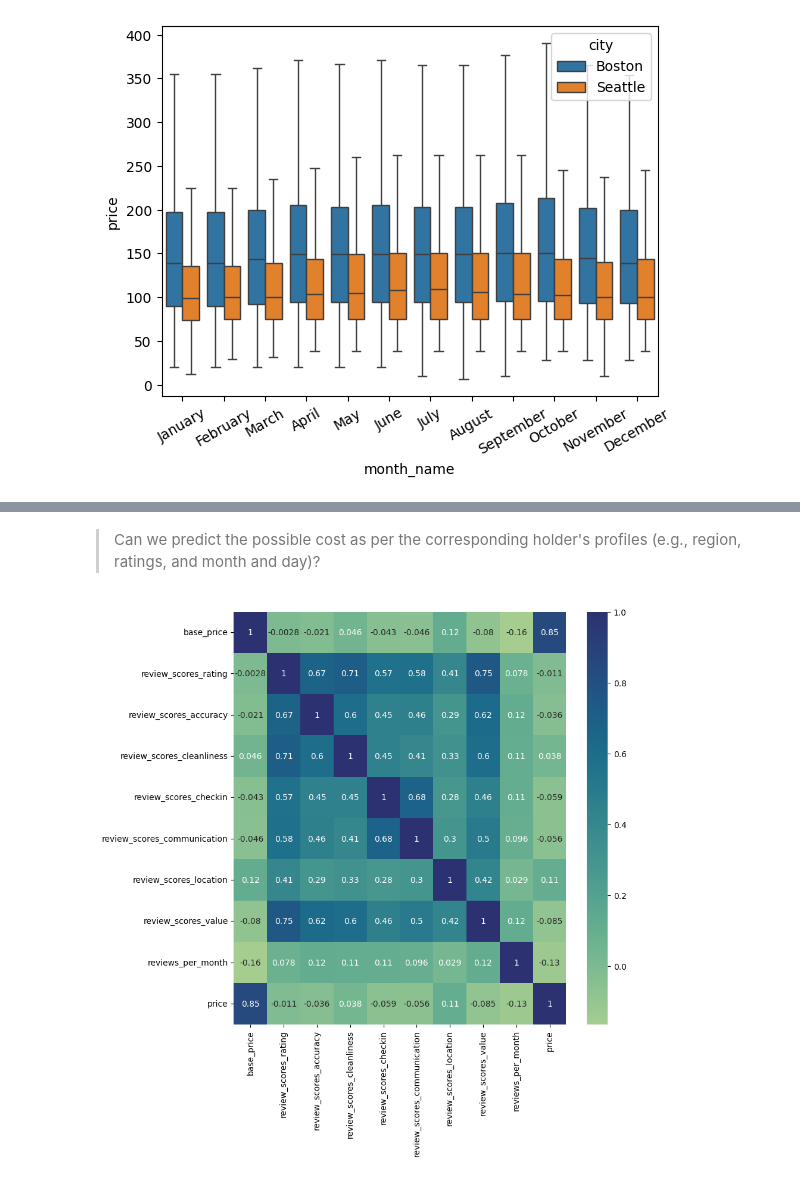
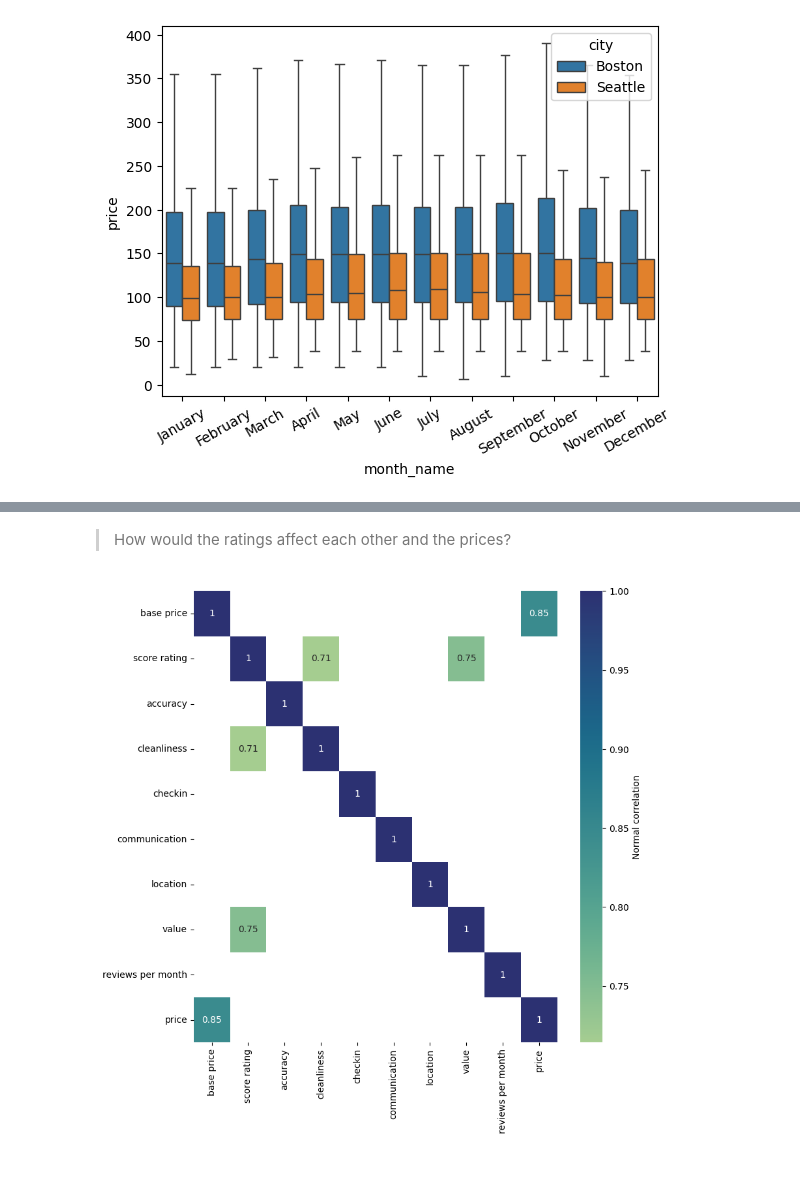
Before and after one commit to GinnCheng/Proj-Kaggle-Airbnb, a Jupyter notebook: main_script.ipynb, the cells around one changed output, grey strips where cells are left out. Drawn from its saved outputs; the diff is of its cells as text; code cells hidden in the pictures.

```diff
--- a/main_script.ipynb
+++ b/main_script.ipynb
@@ -322,8 +327,13 @@ plt.show()
 # %% [markdown]
-> Can we predict the possible cost as per the corresponding holder's profiles (e.g., region, ratings, and month and day)?
+> How would the ratings affect each other and the prices?
 # %%
 plt.figure(figsize=[9,9])
-sns.heatmap(df.iloc[:,np.r_[1:11]].corr(), annot=True, cmap='crest')
+corr_data = df.iloc[:,np.r_[1:11]].corr()
+ax = sns.heatmap(corr_data, annot=True, mask= (corr_data < 0.7),
+                 cmap='crest', cbar_kws={'label': 'Normal correlation'})
+labels = ['base price','score rating','accuracy','cleanliness','checkin','communication','location','value','reviews per month','price']
+ax.set_xticklabels(labels)
+ax.set_yticklabels(labels)
 plt.show()
 # %% [output]
-[figure, old version]
+[figure, new version]
```
Also changed, not shown: parts of 10 cells of this notebook.
